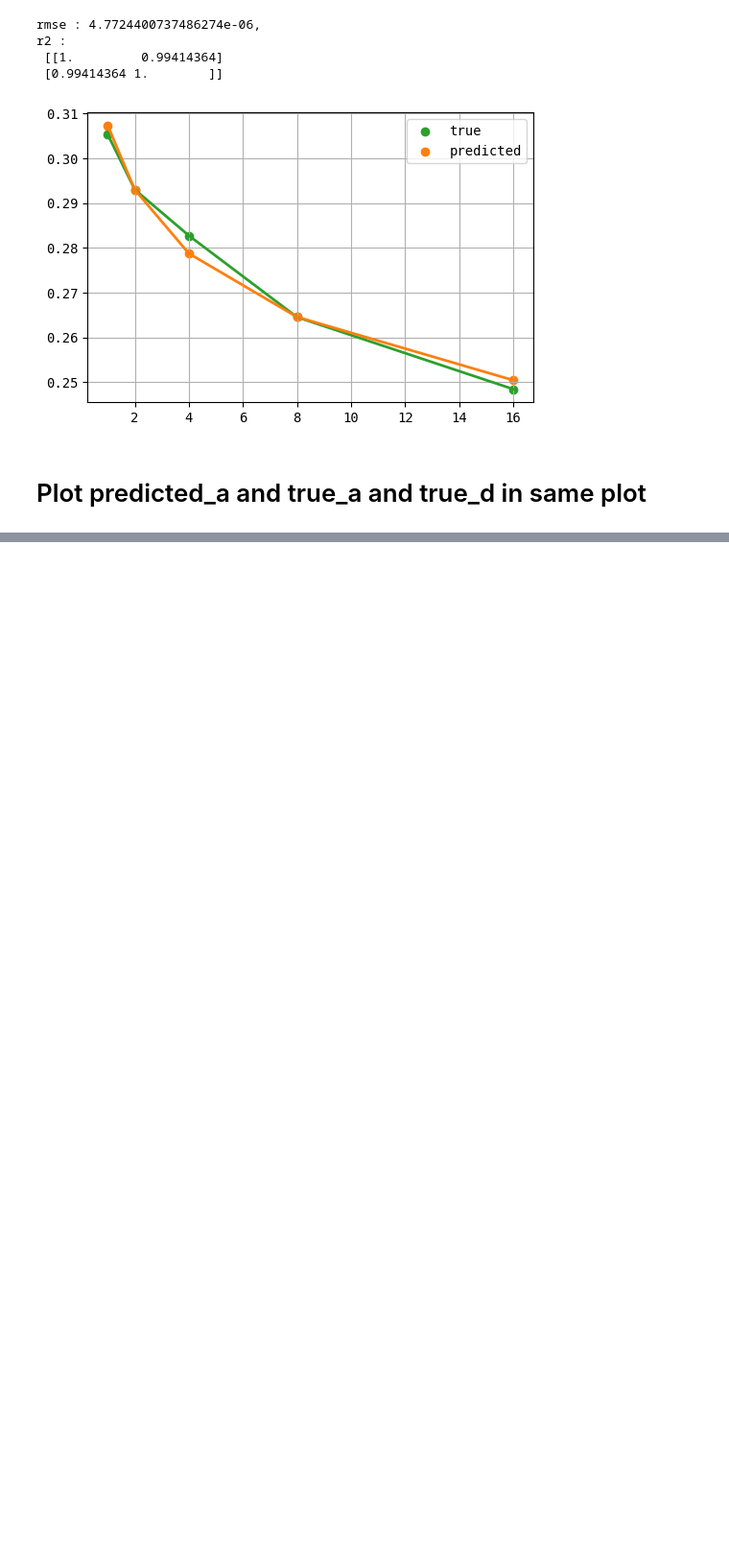
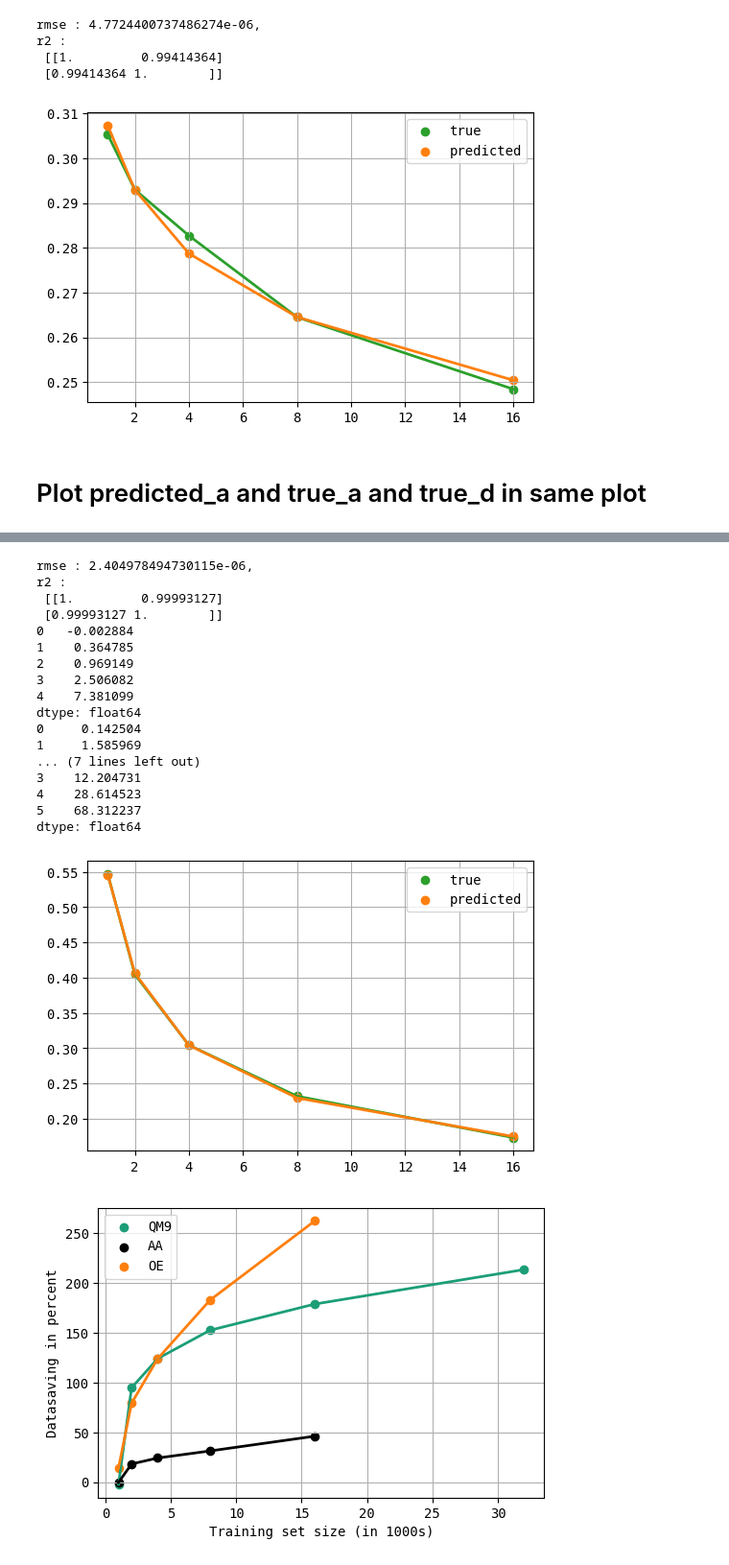
Before and after one commit to kunalghosh/Multi_Fidelity_Prediction_GP, a Jupyter notebook: mfgp/task1_new/puhti_runs/Datasavings_plots.ipynb, the cells around one changed output, grey strips where cells are left out. Shown: that part at 96% size. Drawn from its saved outputs; the diff is of its cells as text; code cells hidden in the pictures; blank space fills up the shorter version.

```diff
--- a/mfgp/task1_new/puhti_runs/Datasavings_plots.ipynb
+++ b/mfgp/task1_new/puhti_runs/Datasavings_plots.ipynb
@@ -165,0 +234,56 @@ plot(aa_vals, oe_vals, qm9_vals)
+# %%
+# aa_d_exp = pd.read_csv("csv_files/Active_learning_results - AA_D_EXP.csv")
+# batch_size_aa = aa_d_exp.train_size//1000
+# x_aa = batch_size_aa
+
+y_predict_aa, fit_params_aa, x_aa, y_true_aa = fit_data_and_check(fn, "csv_files/Active_learning_results - AA_A_EXP.csv")
+aa_d = pd.read_csv("csv_files/Active_learning_results - AA_D_EXP.csv")
+aa_vals = (y_true_aa, aa_d.mean_vals, y_predict_aa, x_aa)
+
+savings_aa = compute_datasavings(x_aa, aa_d.mean_vals, fn_inv, fit_params_aa)
+savings_oe = compute_datasavings(x_oe, oe_d.mean_vals, fn_inv, fit_params_oe)
+savings_qm9 = compute_datasavings(x_qm9, qm9_d.mean_vals, fn_inv, fit_params_qm9)
+
+def plot_datasavings_qm9_aa_oe(batch_size_qm9,savings_qm9,batch_size_aa,savings_aa,batch_size_oe,savings_oe):
+    set_mpl_params_meeting(matplotlib)
+
+    batch_size_qm9 = batch_size_qm9
+    savings_qm9 = savings_qm9
+    plt.plot(batch_size_qm9, savings_qm9, color="#1b9e77")
+    plt.scatter(batch_size_qm9, savings_qm9, color="#1b9e77", label="QM9")
+
+    plt.plot(batch_size_aa, savings_aa, color="k")
+    plt.scatter(batch_size_aa, savings_aa, color="k", label="AA")
+
+    plt.plot(batch_size_oe, savings_oe, color="tab:orange")
+    plt.scatter(batch_size_oe, savings_oe, color="tab:orange", label="OE")
+
+    # plt.xscale("linear")
+    plt.legend()
+    #plt.xticks(batch_sizes)
+    plt.xlabel("Training set size (in 1000s)")
+    plt.ylabel("Datasaving in percent")
+    plt.grid()
+    plt.savefig("DataSavings_fitonlyfor_a.png")
+
+plot_datasavings_qm9_aa_oe(x_qm9,savings_qm9,x_aa,savings_aa,x_oe,savings_oe)
+# %% [output]
+rmse : 2.404978494730115e-06,
+r2 :
+ [[1.         0.99993127]
+ [0.99993127 1.        ]]
+0   -0.002884
+1    0.364785
+2    0.969149
+3    2.506082
+4    7.381099
+dtype: float64
+0     0.142504
+1     1.585969
+... (7 lines left out)
+3    12.204731
+4    28.614523
+5    68.312237
+dtype: float64
+[figure, added]
+[figure, added]
```
Also changed, not shown: parts of 10 cells of this notebook, 2 other files.
